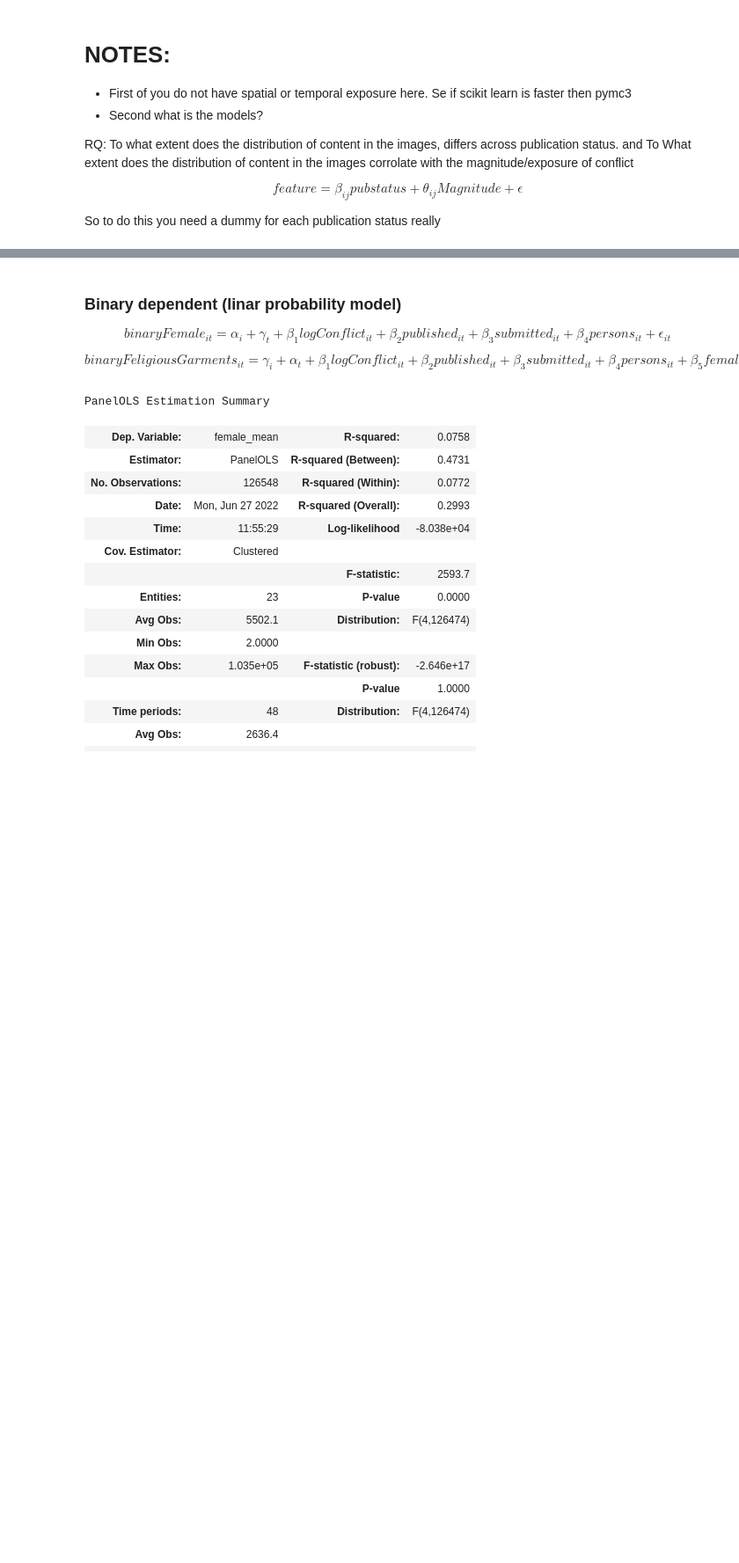
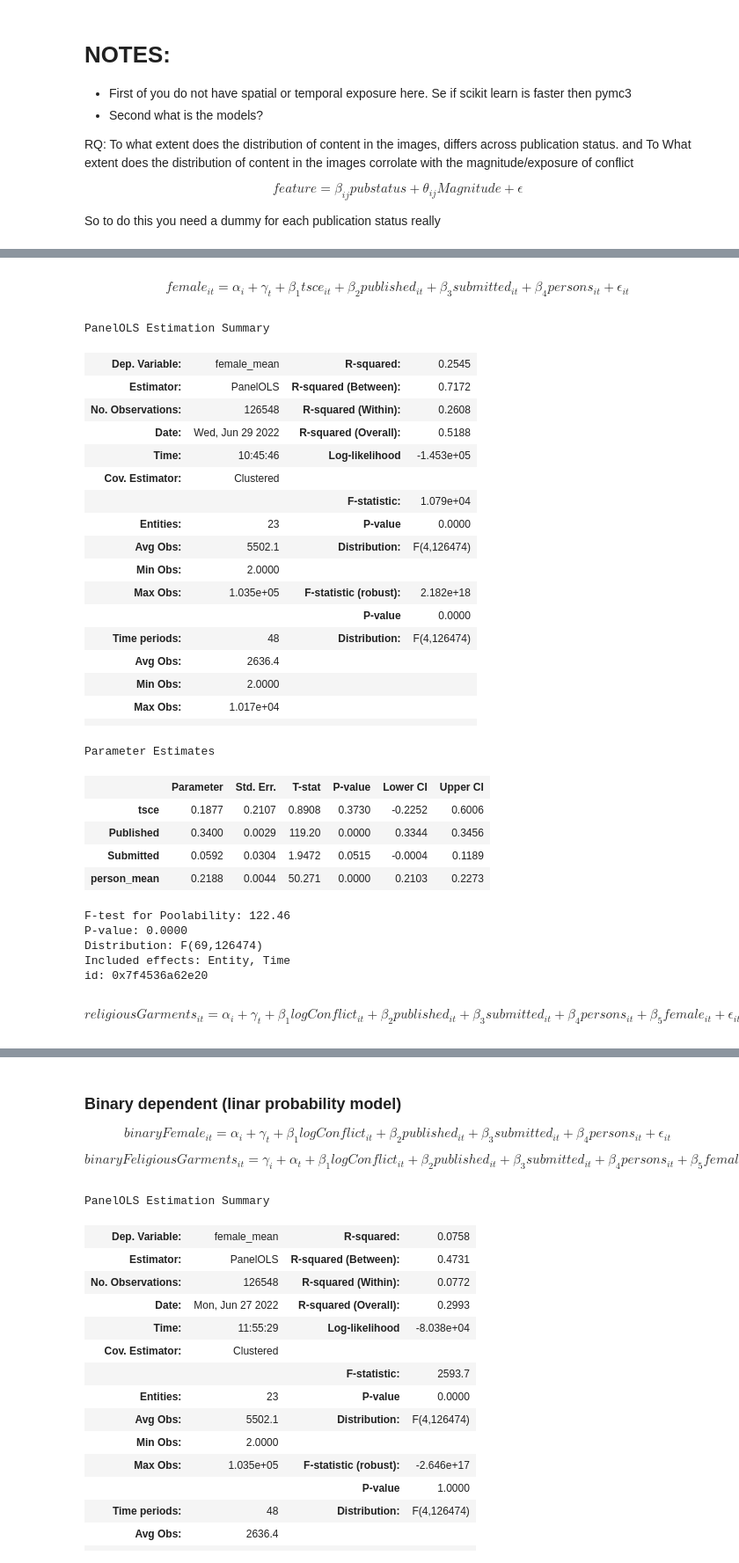
Before and after one commit to Polichinel/Detectron2, a Jupyter notebook: misc/assorted_stats.ipynb, the cells around one changed output, grey strips where cells are left out. Shown at 88% size. Drawn from its saved outputs; the diff is of its cells as text; code cells hidden in the pictures; blank space fills up the shorter version.

```diff
--- a/misc/assorted_stats.ipynb
+++ b/misc/assorted_stats.ipynb
@@ -108,3 +146,55 @@ id: 0x7f3b265d7e20
+# %% [markdown]
+
+$$
+female_{it} = \alpha_{i} + \gamma_{t} + \beta_{1} tsce_{it} + \beta_{2} published_{it} + \beta_{3} submitted_{it} + \beta_{4} persons_{it} + \epsilon_{it}
+$$
+# %%
+X = df_sub.loc[:,['tsce', 'Published', 'Submitted', 'person_mean']] # raw is ref
+y = df_sub.loc[:, 'female_mean']
+
+m = PanelOLS(dependent=y,
+            exog=X,
+            entity_effects=True,
+            time_effects=True,
+            drop_absorbed = True)
+
+# m = PanelOLS.from_formula('female_mean ~ log_best + Published + Submitted + person_mean + EntityEffects + TimeEffects', data=df_sub)
+
+m.fit(cov_type='clustered', cluster_time=True, cluster_entity=True)
+# %% [output]
+PanelOLS Estimation Summary
+| Dep. Variable: | female_mean | R-squared: | 0.2545 |
+| Estimator: | PanelOLS | R-squared (Between): | 0.7172 |
+| No. Observations: | 126548 | R-squared (Within): | 0.2608 |
+| Date: | Wed, Jun 29 2022 | R-squared (Overall): | 0.5188 |
+| Time: | 10:45:46 | Log-likelihood | -1.453e+05 |
+| Cov. Estimator: | Clustered |  |  |
+|  |  | F-statistic: | 1.079e+04 |
+| Entities: | 23 | P-value | 0.0000 |
+| Avg Obs: | 5502.1 | Distribution: | F(4,126474) |
+| Min Obs: | 2.0000 |  |  |
+| Max Obs: | 1.035e+05 | F-statistic (robust): | 2.182e+18 |
+|  |  | P-value | 0.0000 |
+| Time periods: | 48 | Distribution: | F(4,126474) |
+| Avg Obs: | 2636.4 |  |  |
+| Min Obs: | 2.0000 |  |  |
+| Max Obs: | 1.017e+04 |  |  |
+|  |  |  |  |
+Parameter Estimates
+|  | Parameter | Std. Err. | T-stat | P-value | Lower CI | Upper CI |
+| tsce | 0.1877 | 0.2107 | 0.8908 | 0.3730 | -0.2252 | 0.6006 |
+| Published | 0.3400 | 0.0029 | 119.20 | 0.0000 | 0.3344 | 0.3456 |
+| Submitted | 0.0592 | 0.0304 | 1.9472 | 0.0515 | -0.0004 | 0.1189 |
+| person_mean | 0.2188 | 0.0044 | 50.271 | 0.0000 | 0.2103 | 0.2273 |
+F-test for Poolability: 122.46
+P-value: 0.0000
+Distribution: F(69,126474)
+Included effects: Entity, Time
+id: 0x7f4536a62e20
+# %% [markdown]
+$$
+religiousGarments_{it} =  \alpha_{i} + \gamma_{t} + \beta_{1} logConflict_{it} + \beta_{2} published_{it} + \beta_{3} submitted_{it} + \beta_{4} persons_{it} + \beta_{5} female_{it} + \epsilon_{it}
+$$
 # %%
 X = df_sub.loc[:,['female_mean', 'log_best', 'Published', 'Submitted']] # raw is ref
 y = df_sub.loc[:, 'religiousGarmentFemale_mean']
```
Also changed, not shown: parts of 24 cells of this notebook.
